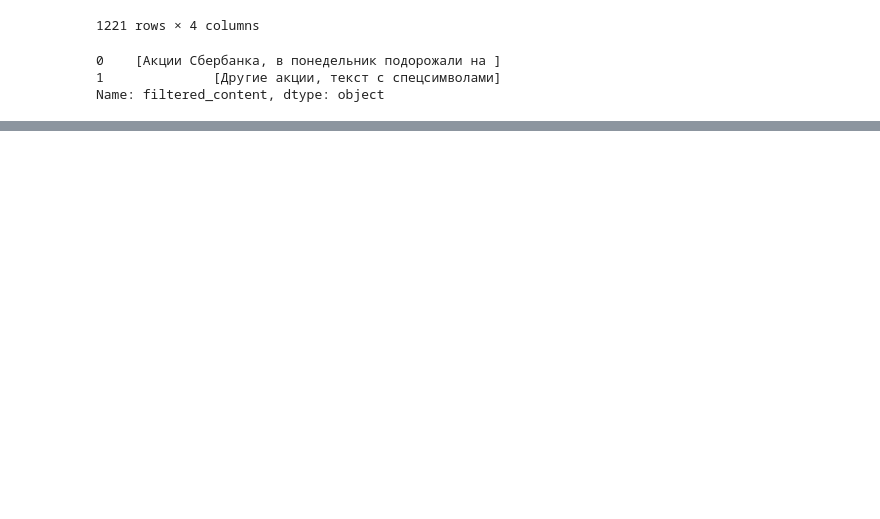
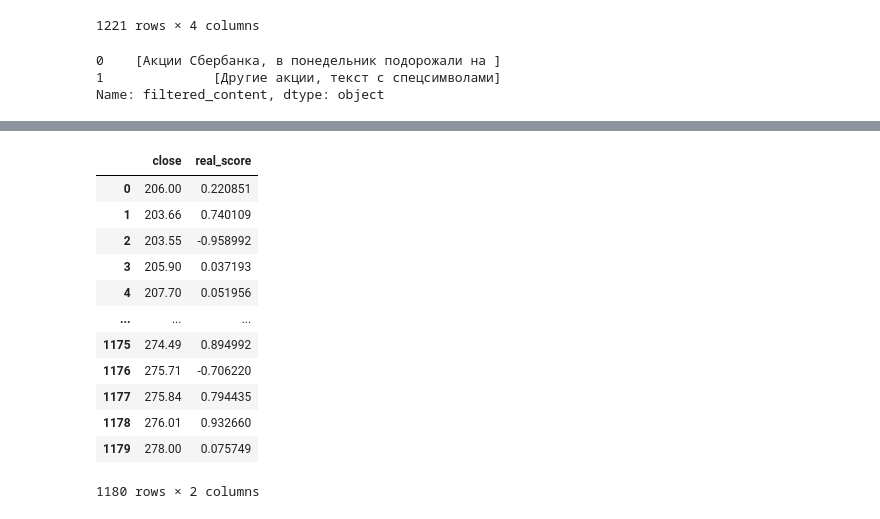
Before and after one commit to DmitryRedko/VKR-Redko-D.A., a Jupyter notebook: stocks/main.ipynb, the cells around one changed output, grey strips where cells are left out. Drawn from its saved outputs; the diff is of its cells as text; code cells hidden in the pictures; blank space fills up the shorter version.

```diff
--- a/stocks/main.ipynb
+++ b/stocks/main.ipynb
@@ -743,0 +211,43 @@ plt.show()
+# %%
+import pandas as pd
+
+data = pd.read_csv('../SBER_news_in_crashed.csv')
+data = data.drop_duplicates(subset='date', keep='first')
+import re
+
+# Define the list of special characters to remove
+special_characters = ['[', ']', '\'', '\\xa', '\\n', '•']
+
+# Iterate over each special character and replace it with an empty string
+for char in special_characters:
+    data['filtered_content'] = data['filtered_content'].str.replace(re.escape(char), ' ')
+
+# Optionally, you can remove any extra spaces resulting from the replacements
+data['filtered_content'] = data['filtered_content'].str.strip()
+data.dropna(subset='filtered_content',inplace=True)
+content = pd.read_csv('SBER_with_sentiments_full.csv')
+titles = pd.read_csv('SBER_with_sentiments_titles_full.csv')
+titles.columns = ['Title',	'En Title', 'Positive title',	'Negative title',	'Neutral title', 'real_score_title']
+news_sentimented = pd.merge(data, content, left_on = 'filtered_content', right_on = 'Headline', how='inner')
+news_sentimented = pd.merge(news_sentimented, titles, left_on = 'title', right_on = 'Title', how='inner')
+news_sentimented.drop_duplicates(subset='date',inplace=True)
+# %%
+news_sentimented['date'] = pd.to_datetime(news_sentimented['date'])
+ready_data = pd.merge(stock_data, news_sentimented, on= 'date', how='inner')
+ready_data.drop_duplicates(inplace=True)
+ready_data = ready_data[['close','real_score']]
+ready_data
+# %% [output]
+|  | close | real_score |
+| 0 | 206.00 | 0.220851 |
+| 1 | 203.66 | 0.740109 |
+| 2 | 203.55 | -0.958992 |
+| 3 | 205.90 | 0.037193 |
+| 4 | 207.70 | 0.051956 |
+| ... | ... | ... |
+| 1175 | 274.49 | 0.894992 |
+| 1176 | 275.71 | -0.706220 |
+| 1177 | 275.84 | 0.794435 |
+| 1178 | 276.01 | 0.932660 |
+| 1179 | 278.00 | 0.075749 |
+1180 rows × 2 columns
```
Also changed, not shown: parts of 40 cells of this notebook, 5 other files.
